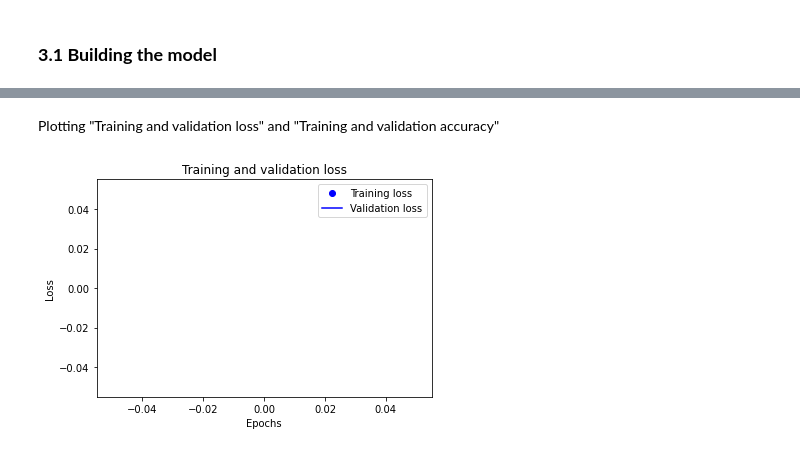
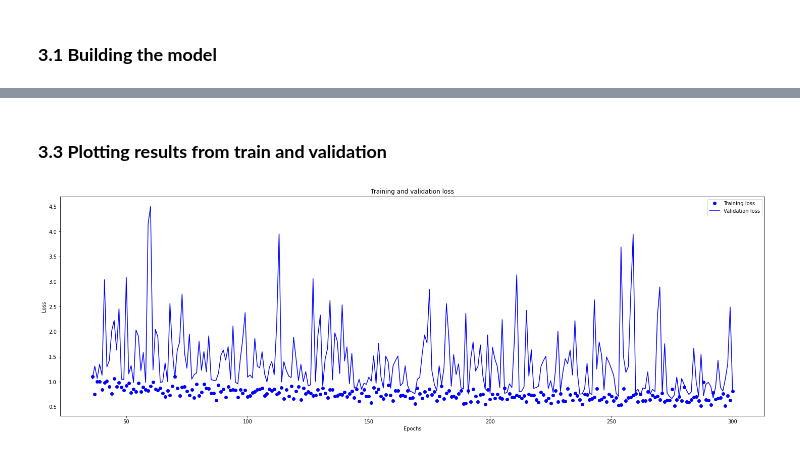
Before and after one commit to danilommarano/Titanic-Kaggle-Competition, a Jupyter notebook: working/Binary_Classification_Algorithm___Titanic_Competition_✓.ipynb, the cells around one changed output, grey strips where cells are left out. Saved outputs shown, nothing was run; the diff lists cells and outputs as text; code cells hidden in the pictures.

Commit message:
Model working but with inconsistent result

```diff
--- a/working/Binary_Classification_Algorithm___Titanic_Competition_✓.ipynb
+++ b/working/Binary_Classification_Algorithm___Titanic_Competition_✓.ipynb
@@ -155,14 +200,17 @@ sns.heatmap(
 # %% [markdown]
 ### **3.1 Building the model**
 # %%
-# Building the model as a function to use with k-fold validation
-def build_model():
+"""# Binary classification for simple hold-out validation
+def build_model_simple():"""
+# Binary classification for k-fold validation
+def build_model_Kfold():
   from keras import models
   from keras import layers
+  from keras import regularizers
 
   model = models.Sequential()
   model.add(layers.Dense(10, activation='relu'))
-  model.add(layers.Dense(10, activation='relu'))
+  model.add(layers.Dense(20, activation='relu'), )
   model.add(layers.Dense(1, activation='sigmoid'))
 
   model.compile(optimizer='rmsprop',
@@ -226,19 +275,16 @@ Epoch 100/100
-# %% [markdown]
-Plotting "Training and validation loss" and "Training and validation accuracy"
+# %% [markdown]
+### **3.3 Plotting results from train and validation**
 # %%
-loss_values = history['loss']
-val_loss_values = history['val_loss']
-acc = history['accuracy']
-epochs = range(1, len(acc) + 1)
-
-plt.plot(epochs, loss_values, 'bo', label='Training loss')
-plt.plot(epochs, val_loss_values, 'b', label='Validation loss')
+epochs = range(1, len(acc_values) + 1)
+plt.figure(figsize=(25, 8))
+plt.plot(epochs[35:], loss_values[35:], 'bo', label='Training loss')
+plt.plot(epochs[35:], val_loss_values[35:], 'b', label='Validation loss')
 plt.title('Training and validation loss')
 plt.xlabel('Epochs')
 plt.ylabel('Loss')
 plt.legend()
 plt.show()
 # %% [output]
-[figure, old version]
+[figure, new version]
 # %%
 plt.clf()
```
Also changed, not shown: parts of 15 cells of this notebook.
